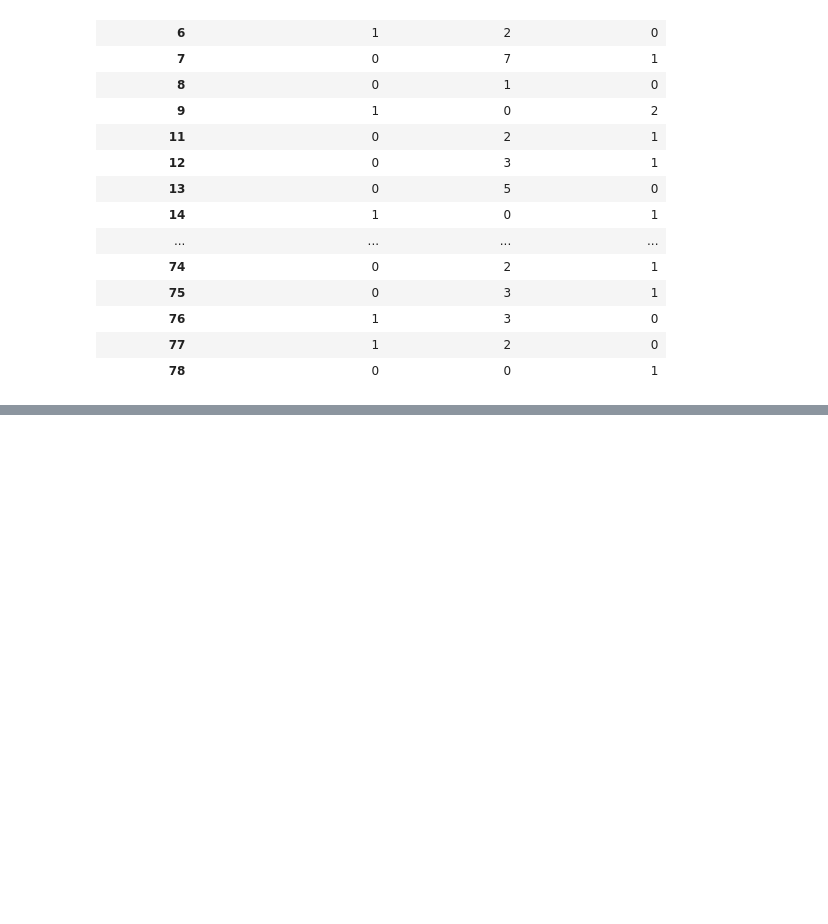
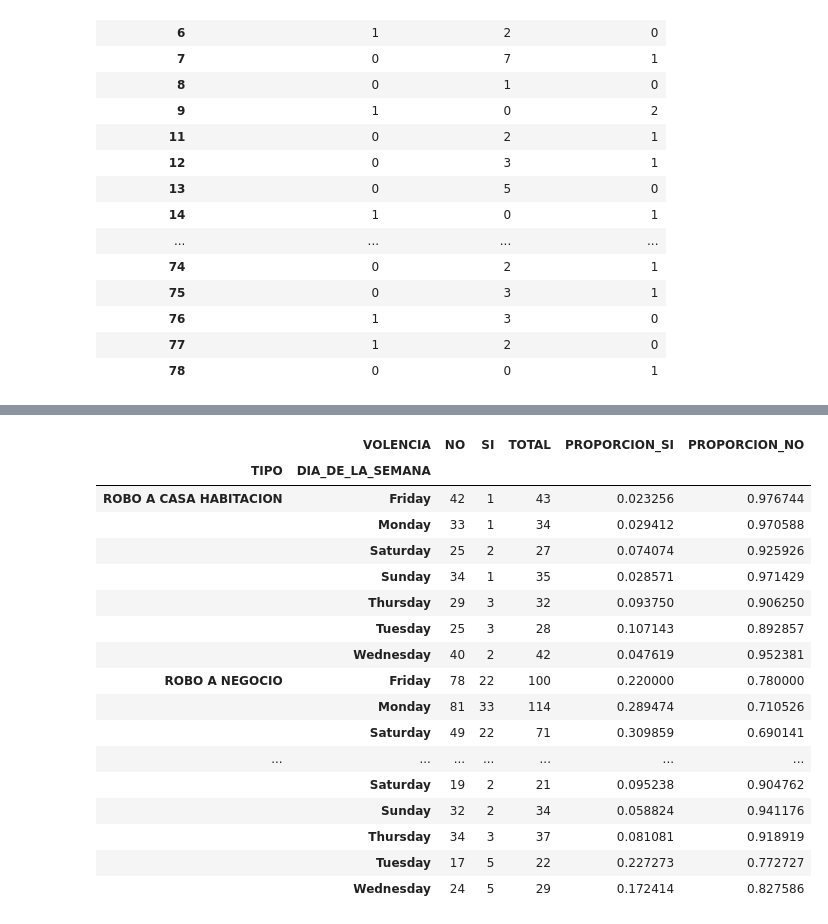
Before and after one commit to CLA-TI3001C-AD2025-G100/A01563230-EDA, a Jupyter notebook: Iteracion1.ipynb, the cells around one changed output, grey strips where cells are left out. Cells and saved outputs as stored; diff of their text form; code cells hidden in the pictures; blank space fills up the shorter version.

```diff
--- a/Iteracion1.ipynb
+++ b/Iteracion1.ipynb
@@ -240,0 +298,26 @@ df[df['VOLENCIA'] == 'SI'].groupby(['CUADRANTE', 'TIPO']).size().unstack(fill_va
+# %%
+# Necesito saber la proporción de robos con violencia y sin violencia por tipo de robo y por día de la semana
+proporcion_violencia = df.groupby(['TIPO', 'DIA_DE_LA_SEMANA', 'VOLENCIA']).size().unstack(fill_value=0)
+proporcion_violencia['TOTAL'] = proporcion_violencia.sum(axis=1)
+proporcion_violencia['PROPORCION_SI'] = proporcion_violencia['SI'] / proporcion_violencia['TOTAL']
+proporcion_violencia['PROPORCION_NO'] = proporcion_violencia['NO'] / proporcion_violencia['TOTAL']
+proporcion_violencia
+# %% [output]
+|  | VOLENCIA | NO | SI | TOTAL | PROPORCION_SI | PROPORCION_NO |
+| TIPO | DIA_DE_LA_SEMANA |  |  |  |  |  |
+| ROBO A CASA HABITACION | Friday | 42 | 1 | 43 | 0.023256 | 0.976744 |
+|  | Monday | 33 | 1 | 34 | 0.029412 | 0.970588 |
+|  | Saturday | 25 | 2 | 27 | 0.074074 | 0.925926 |
+|  | Sunday | 34 | 1 | 35 | 0.028571 | 0.971429 |
+|  | Thursday | 29 | 3 | 32 | 0.093750 | 0.906250 |
+|  | Tuesday | 25 | 3 | 28 | 0.107143 | 0.892857 |
+|  | Wednesday | 40 | 2 | 42 | 0.047619 | 0.952381 |
+| ROBO A NEGOCIO | Friday | 78 | 22 | 100 | 0.220000 | 0.780000 |
+|  | Monday | 81 | 33 | 114 | 0.289474 | 0.710526 |
+|  | Saturday | 49 | 22 | 71 | 0.309859 | 0.690141 |
+| ... | ... | ... | ... | ... | ... | ... |
+|  | Saturday | 19 | 2 | 21 | 0.095238 | 0.904762 |
+|  | Sunday | 32 | 2 | 34 | 0.058824 | 0.941176 |
+|  | Thursday | 34 | 3 | 37 | 0.081081 | 0.918919 |
+|  | Tuesday | 17 | 5 | 22 | 0.227273 | 0.772727 |
+|  | Wednesday | 24 | 5 | 29 | 0.172414 | 0.827586 |
```
Also changed, not shown: parts of 11 cells of this notebook.
